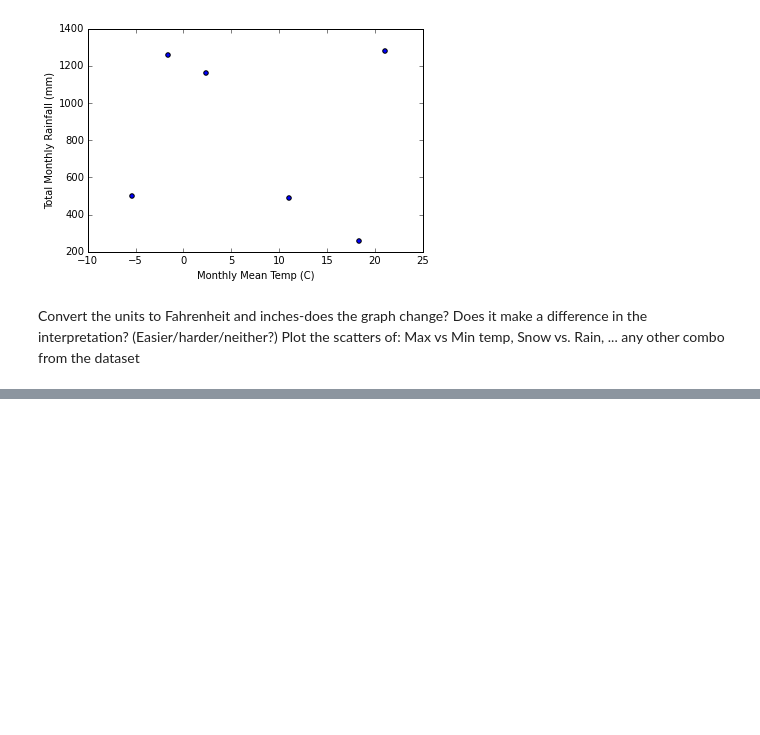
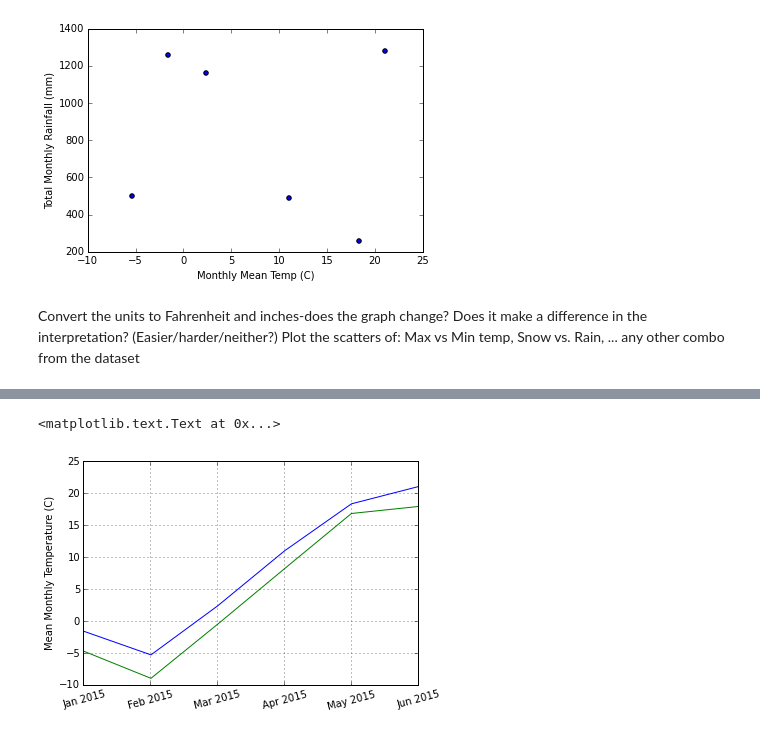
Before and after one commit to story645/EAS213, a Jupyter notebook: July17.ipynb, the cells around one changed output, grey strips where cells are left out. Saved outputs shown, nothing was run; the diff lists cells and outputs as text; code cells hidden in the pictures; blank space fills up the shorter version.

```diff
--- a/July17.ipynb
+++ b/July17.ipynb
@@ -137,0 +203,38 @@ Plot the scatters of: Max vs Min temp, Snow vs. Rain, ... any other combo from t
+# %%
+#more automatic x-axis? So it'd work for longer time records?
+import matplotlib.ticker as mticker
+from datetime import datetime
+#http://matplotlib.org/examples/api/date_index_formatter.html
+
+fig = plt.figure()
+ax = fig.add_subplot(1,1,1)
+
+(nyc_agg['MNTM']/10).plot(ax=ax, label="NYC")#add in the label keyword
+(boston_agg['MNTM']/10).plot(ax=ax, label="Boston")
+
+#yaxis
+ax.set_ylabel("Mean Monthly Temperature (C)")
+
+#xaxis
+def format_date(x, pos=None):
+    #convert to string:
+    xstr = str(int(x))
+    #handle weird 00 bug
+    if xstr.endswith('00'):
+        xstr = str(int(x+1))
+    #convert to datetime object so datetime string formatting can be used
+    #https://docs.python.org/2/library/datetime.html#strftime-strptime-behavior
+    d = datetime.strptime(xstr,"%Y%m%d")
+    return d.strftime("%b %Y")
+
+#lets rotate the dates
+ax.set_xticklabels(ax.xaxis.get_majorticklabels(), rotation=15)
+#and then format them
+xfmt = mticker.FuncFormatter(format_date)
+ax.xaxis.set_major_formatter(xfmt)
+#and then trim then
+ax.set_xlim((20150100,20150601))
+ax.set_xlabel("")
+# %% [output]
+<matplotlib.text.Text at 0x...>
+[figure, added]
```
Also changed, not shown: parts of 7 cells of this notebook.
